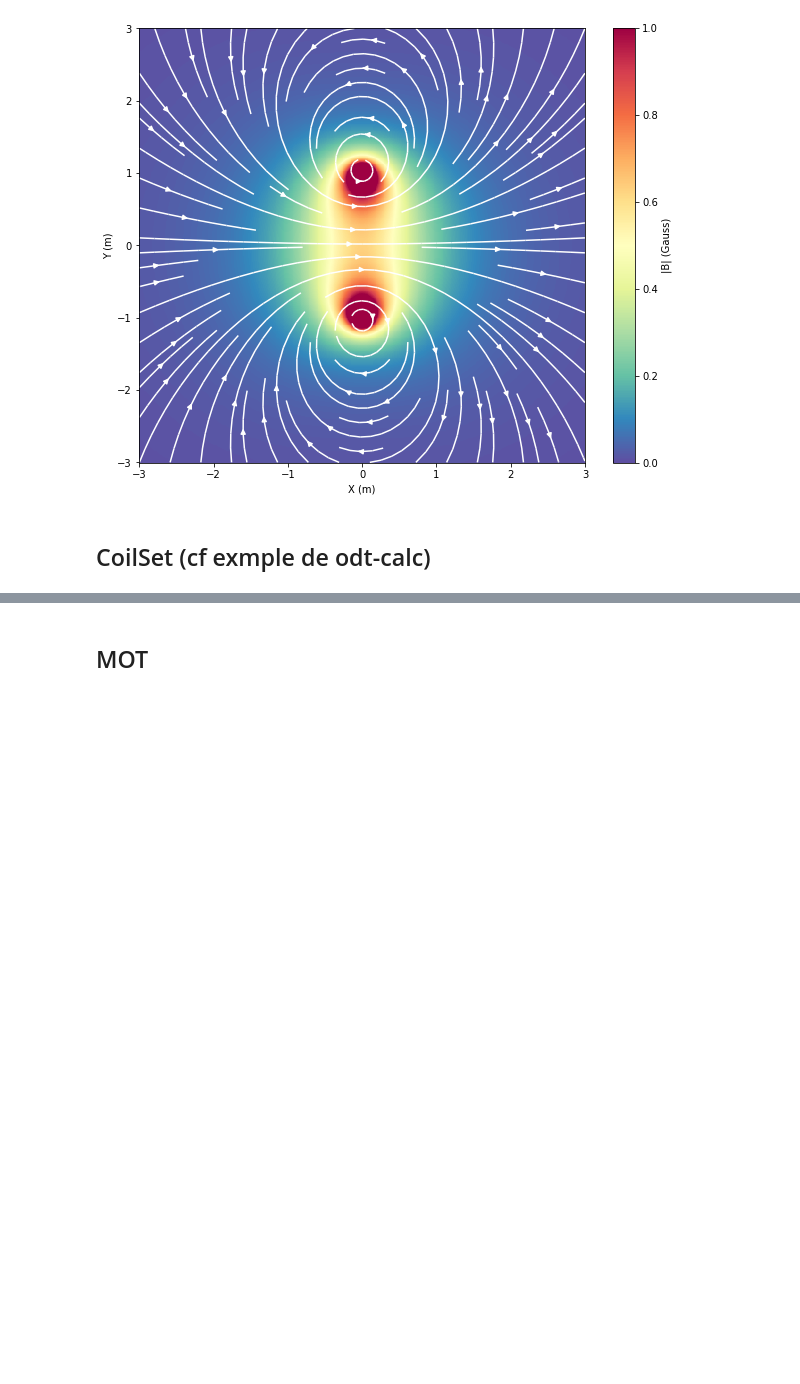
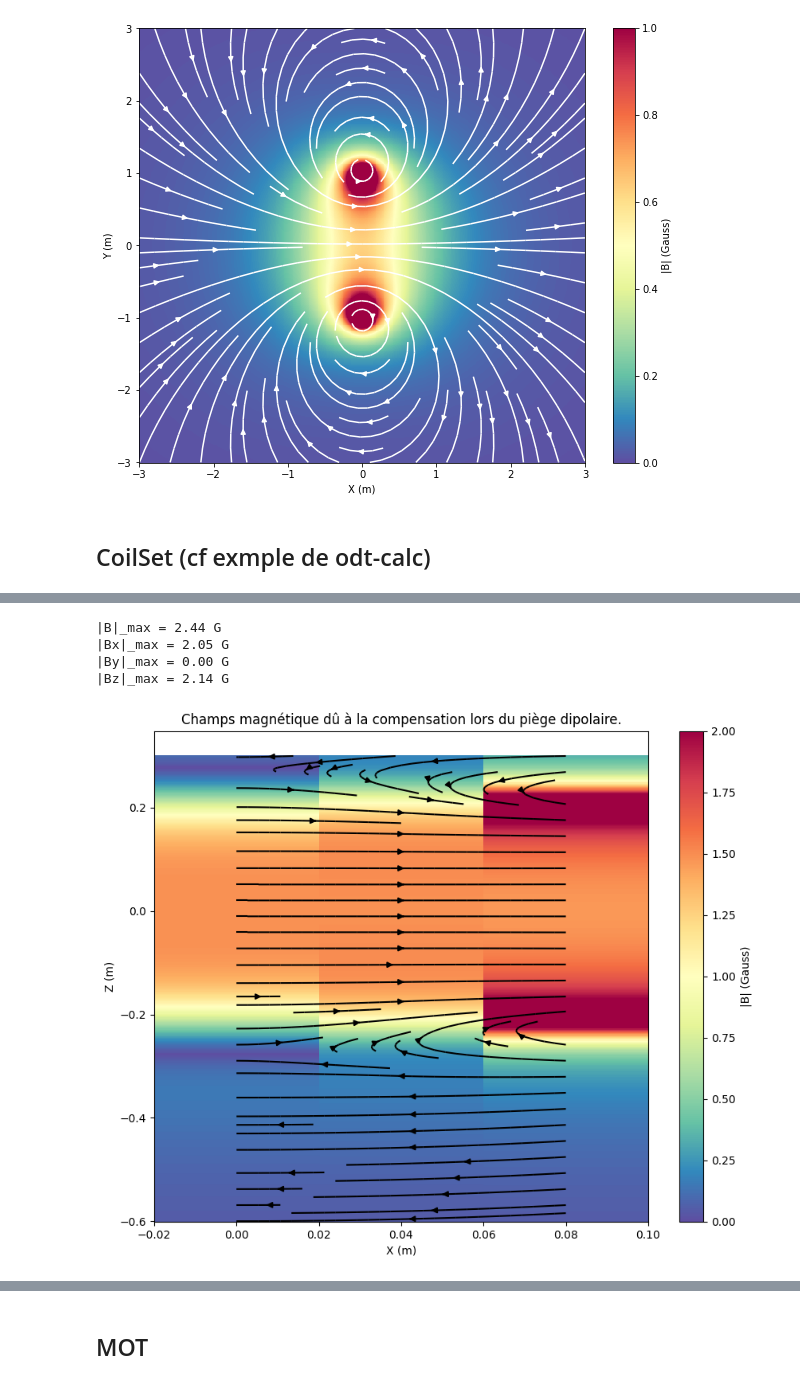
Before and after one commit to quantumatomoptic/heliumtools, a Jupyter notebook: heliumtools/exemples/odt-calc-coils-manip-helium.ipynb, the cells around one changed output, grey strips where cells are left out. Cells and saved outputs as stored; diff of their text form; code cells hidden in the pictures; blank space fills up the shorter version.

```diff
--- a/heliumtools/exemples/odt-calc-coils-manip-helium.ipynb
+++ b/heliumtools/exemples/odt-calc-coils-manip-helium.ipynb
@@ -115,0 +117,31 @@ plt.show()
+# %%
+x = np.linspace(0, 0.08, 3)
+z = np.linspace(-0.6, 0.3, 500)
+y = 0
+x, z = np.meshgrid(x, z)
+
+# compute
+Bx, By, Bz = helm_coil.field(x, y, z, unit='G')
+B = np.sqrt(Bx**2 + Bz**2 + By**2)
+
+# print
+print('|B|_max = %.2f G' % np.max(B))
+for [ax, Bi] in zip(['x', 'y', 'z'], [Bx, By, Bz]):
+    print('|B%s|_max = %.2f G' % (ax, np.max(Bi)))
+
+# plot
+fig, ax = plt.subplots(1, 1, figsize=(10, 8))
+
+ax.streamplot(x, z, Bx, Bz, color='k')
+pcm = ax.pcolormesh(x, z, np.sqrt(Bx**2 + Bz**2 + By**2), vmin=0, vmax=2, cmap='Spectral_r')
+ax.set_ylabel('Z (m)')
+ax.set_xlabel('X (m)')
+plt.colorbar(pcm, ax=ax, label='|B| (Gauss)')
+plt.title("Champs magnétique dû à la compensation lors du piège dipolaire.")
+plt.show()
+# %% [output]
+|B|_max = 2.44 G
+|Bx|_max = 2.05 G
+|By|_max = 0.00 G
+|Bz|_max = 2.14 G
+[figure, added]
```
Also changed, not shown: parts of 3 cells of this notebook, 3 other files.
